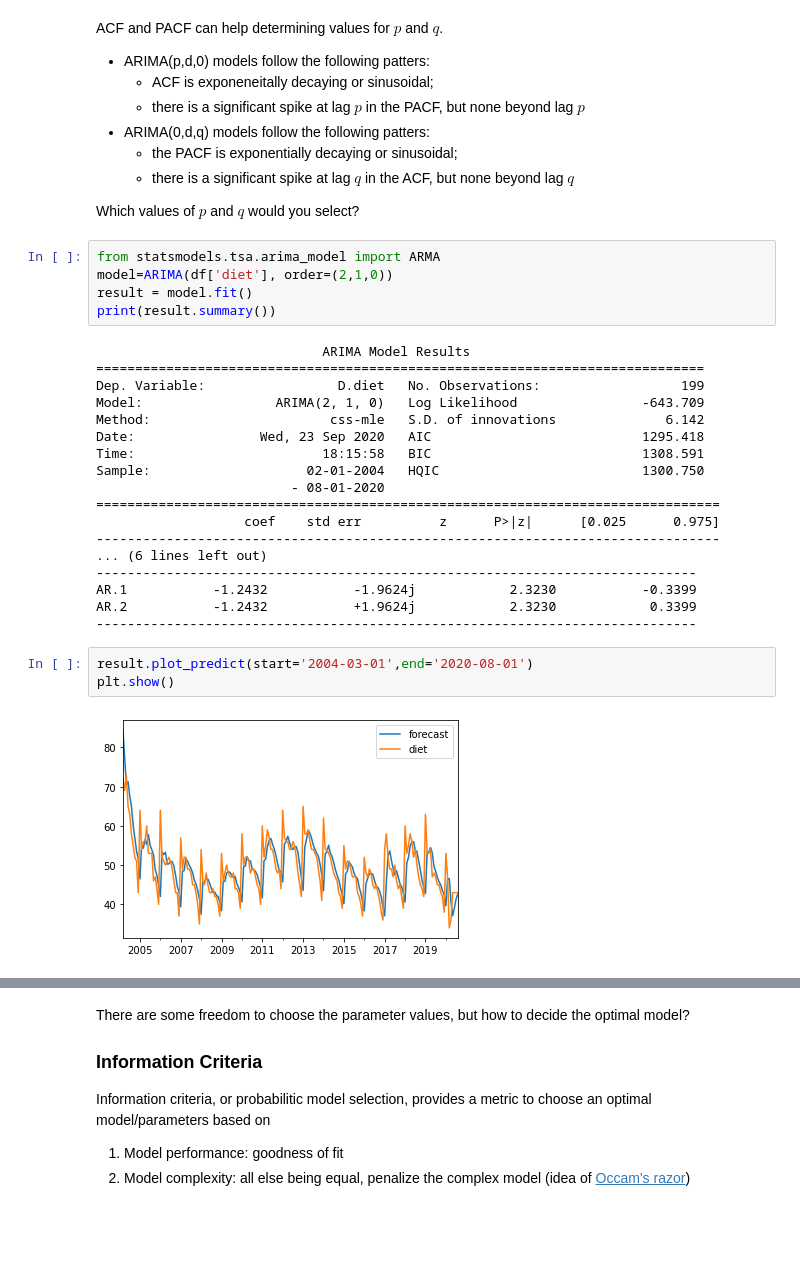
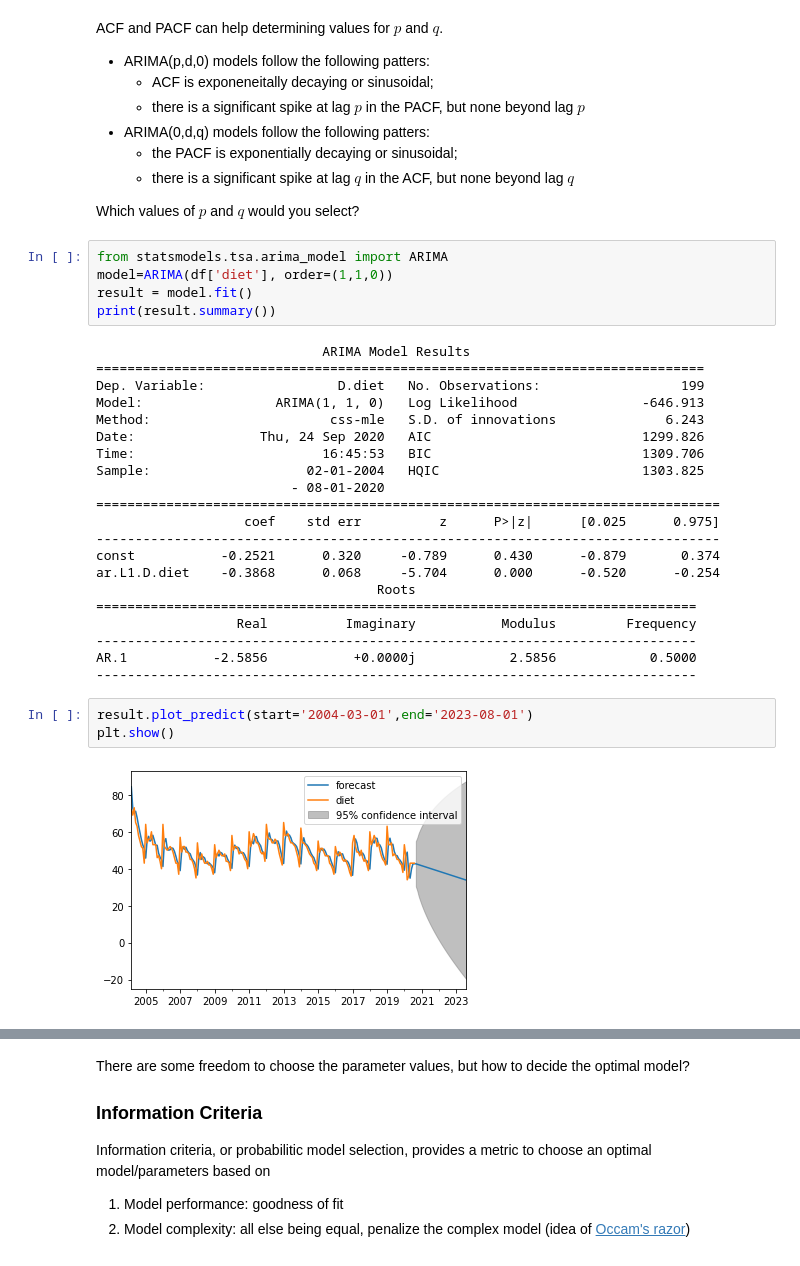
Before and after one commit to minyoungrho/TimeSeriesAnalysis, a Jupyter notebook: Time Series Analysis - Lecture 3.ipynb, the cells around one changed output, grey strips where cells are left out. Cells and saved outputs as stored; diff of their text form; blank space fills up the shorter version.

```diff
--- a/Time Series Analysis - Lecture 3.ipynb
+++ b/Time Series Analysis - Lecture 3.ipynb
@@ -185,30 +215,33 @@ ACF and PACF can help determining values for $p$ and $q$.
 
 Which values of $p$ and $q$ would you select?
 # %%
-from statsmodels.tsa.arima_model import ARMA
-model=ARIMA(df['diet'], order=(2,1,0))
+from statsmodels.tsa.arima_model import ARIMA
+model=ARIMA(df['diet'], order=(1,1,0))
 result = model.fit()
 print(result.summary())
 # %% [output]
                              ARIMA Model Results
 ==============================================================================
 Dep. Variable:                 D.diet   No. Observations:                  199
-Model:                 ARIMA(2, 1, 0)   Log Likelihood                -643.709
-Method:                       css-mle   S.D. of innovations              6.142
-Date:                Wed, 23 Sep 2020   AIC                           1295.418
-Time:                        18:15:58   BIC                           1308.591
-Sample:                    02-01-2004   HQIC                          1300.750
+Model:                 ARIMA(1, 1, 0)   Log Likelihood                -646.913
+Method:                       css-mle   S.D. of innovations              6.243
+Date:                Thu, 24 Sep 2020   AIC                           1299.826
+Time:                        16:45:53   BIC                           1309.706
+Sample:                    02-01-2004   HQIC                          1303.825
                          - 08-01-2020
 ================================================================================
                    coef    std err          z      P>|z|      [0.025      0.975]
 --------------------------------------------------------------------------------
-... (6 lines left out)
+const           -0.2521      0.320     -0.789      0.430      -0.879       0.374
+ar.L1.D.diet    -0.3868      0.068     -5.704      0.000      -0.520      -0.254
+                                    Roots
+=============================================================================
+                  Real          Imaginary           Modulus         Frequency
 -----------------------------------------------------------------------------
-AR.1           -1.2432           -1.9624j            2.3230           -0.3399
-AR.2           -1.2432           +1.9624j            2.3230            0.3399
+AR.1           -2.5856           +0.0000j            2.5856            0.5000
 -----------------------------------------------------------------------------
 # %%
-result.plot_predict(start='2004-03-01',end='2020-08-01')
+result.plot_predict(start='2004-03-01',end='2023-08-01')
 plt.show()
 # %% [output]
-[figure, old version]
+[figure, new version]
```
Also changed, not shown: parts of 9 cells of this notebook.
